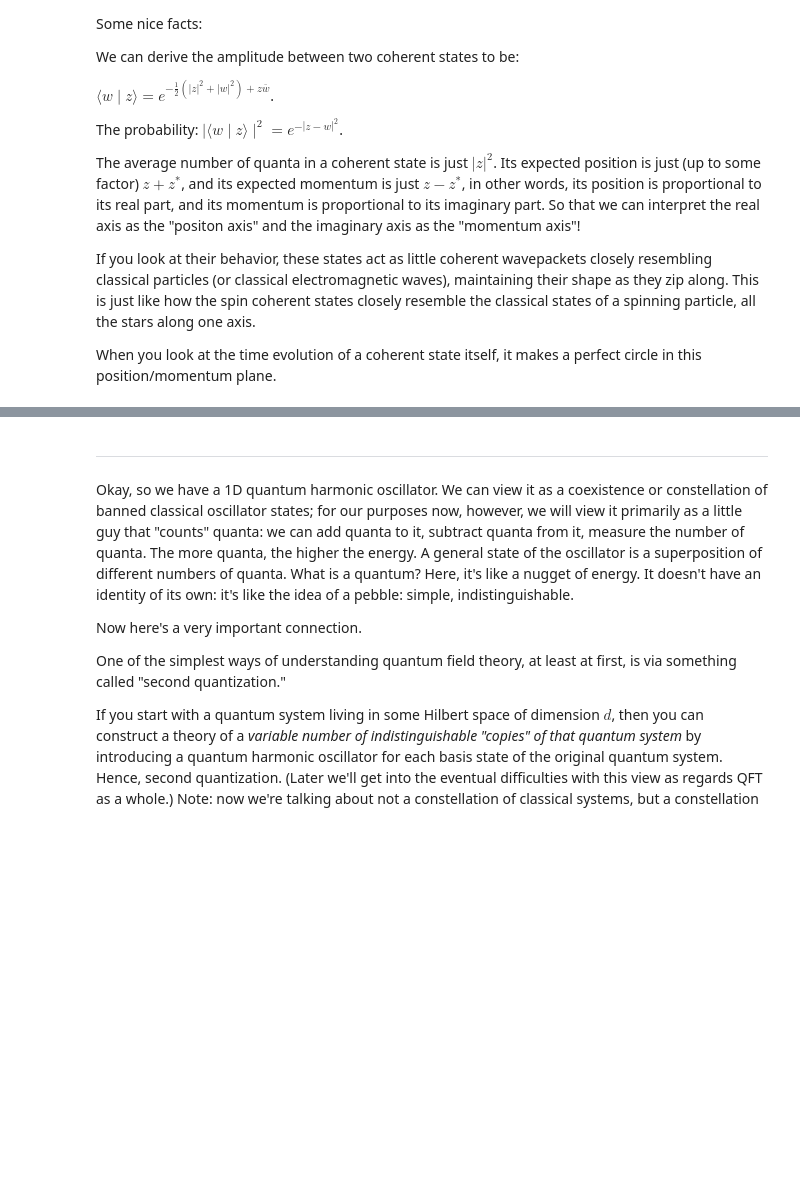
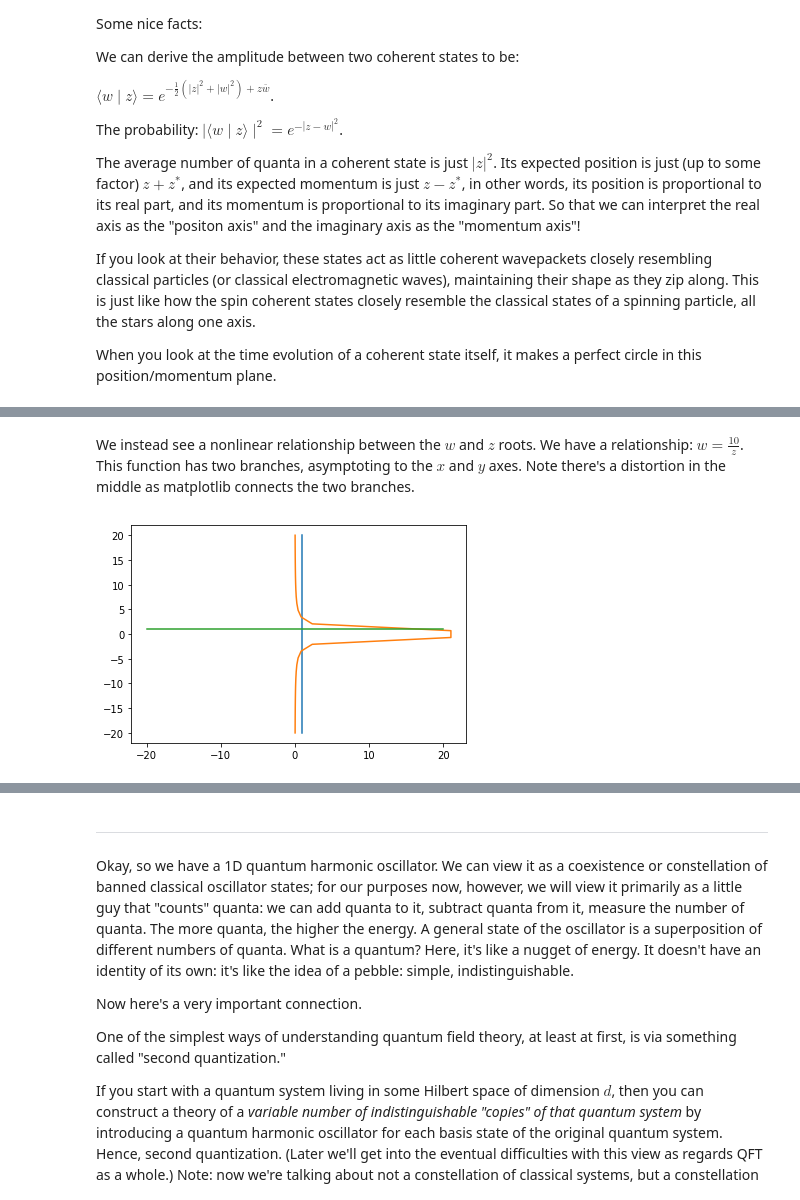
Before and after one commit to heyredhat/heyredhat.github.io, a Jupyter notebook: 5.9_A_Quantum.ipynb, the cells around one changed output, grey strips where cells are left out. Cells and saved outputs as stored; diff of their text form; code cells hidden in the pictures; blank space fills up the shorter version.

```diff
--- a/5.9_A_Quantum.ipynb
+++ b/5.9_A_Quantum.ipynb
@@ -440,0 +512,8 @@ Divinity aside, it is interesting that one can characterize quantum mechanics as
+# %% [markdown]
+We instead see a nonlinear relationship between the $w$ and $z$ roots. We have a relationship: $w = \frac{10}{z}$. This function has two branches, asymptoting to the $x$ and $y$ axes. Note there's a distortion in the middle as matplotlib connects the two branches.
+# %%
+%matplotlib inline
+p3 = (w-1)*(z-1)*(z*z*w-10)
+make_lines(solve(p3))
+# %% [output]
+[figure, added]
```
Also changed, not shown: parts of 7 cells of this notebook, 4 other files.
